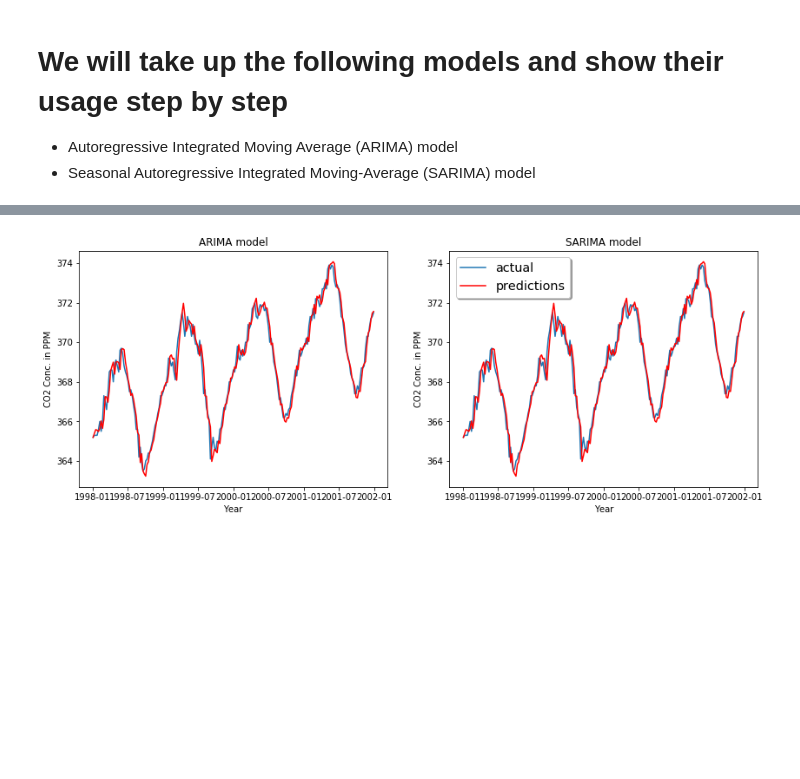
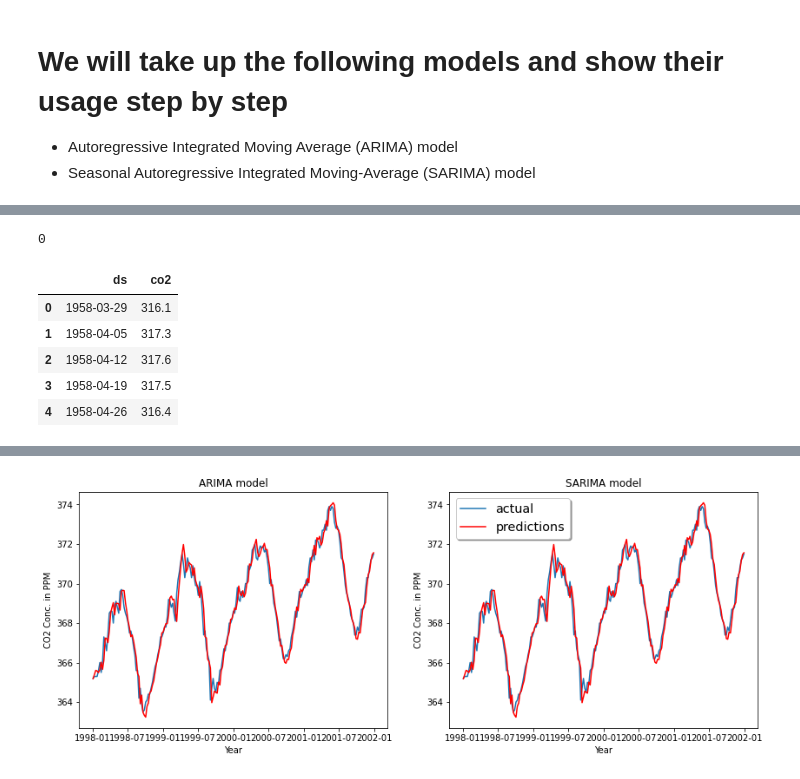
Before and after one commit to PacktPublishing/Artificial-Intelligence-with-Python-Cookbook, a Jupyter notebook: chapter02/Forecasting CO2 Time Series.ipynb, the cells around one changed output, grey strips where cells are left out. Saved outputs shown, nothing was run; the diff lists cells and outputs as text; code cells hidden in the pictures; blank space fills up the shorter version.

```diff
--- a/chapter02/Forecasting CO2 Time Series.ipynb
+++ b/chapter02/Forecasting CO2 Time Series.ipynb
@@ -109,0 +134,20 @@ from sklearn.metrics import mean_squared_error
+# %%
+co2['co2'] = co2['co2'].fillna(y.interpolate())
+co2['co2'].isnull().sum()
+# Handle missing values in the data
+#co2['co2'] = co2['co2'].resample('MS').mean()
+# %% [output]
+0
+# %%
+train_df = co2['1958':'1997']
+test_df = co2['1998':'2001']
+train_df = train_df.reset_index().rename(columns={'index': 'ds'})
+test_df = test_df.reset_index().rename(columns={'index': 'ds'})
+train_df.head()
+# %% [output]
+|  | ds | co2 |
+| 0 | 1958-03-29 | 316.1 |
+| 1 | 1958-04-05 | 317.3 |
+| 2 | 1958-04-12 | 317.6 |
+| 3 | 1958-04-19 | 317.5 |
+| 4 | 1958-04-26 | 316.4 |
```
Also changed, not shown: parts of 34 cells of this notebook, 5 other files.
